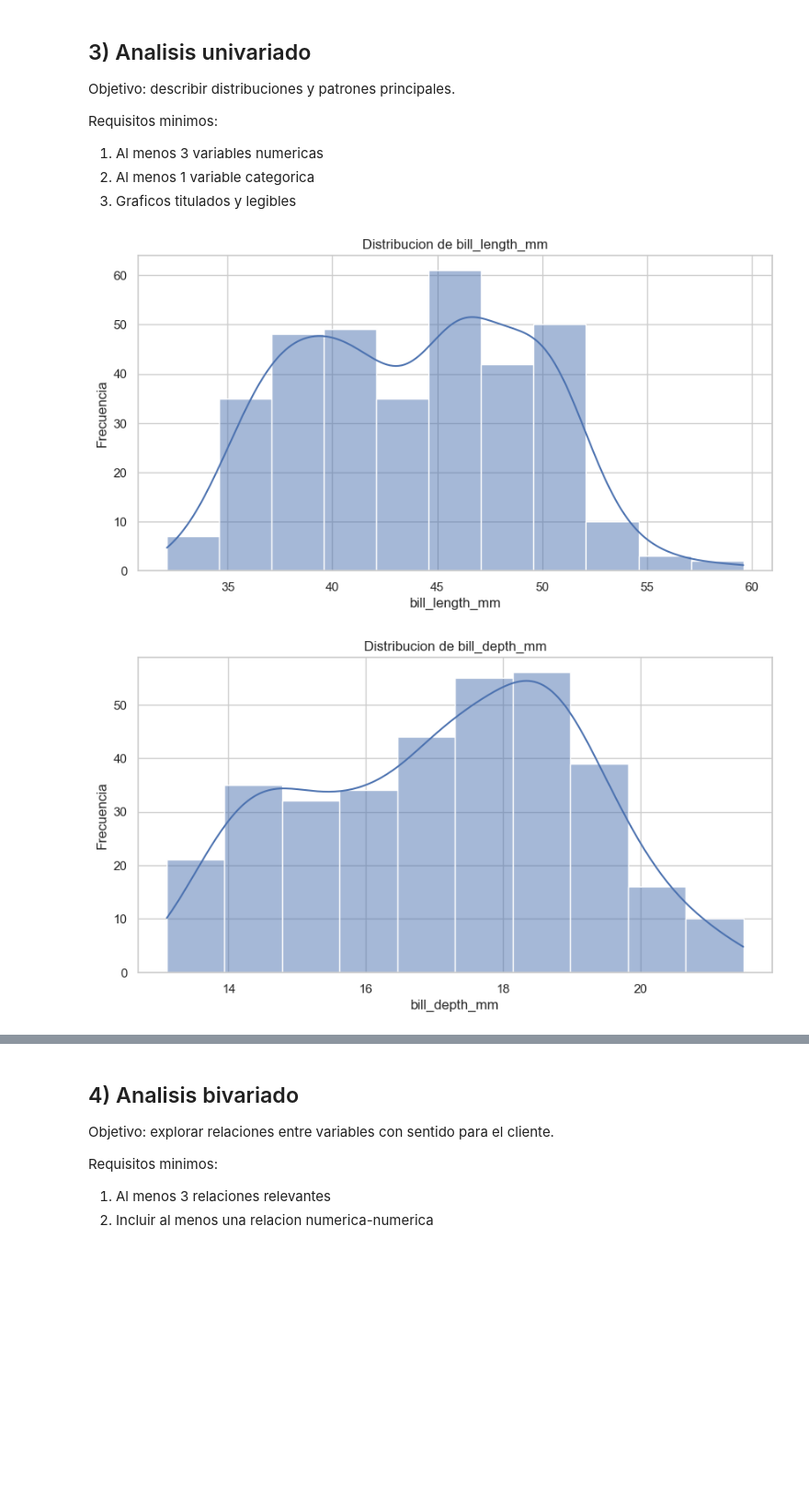
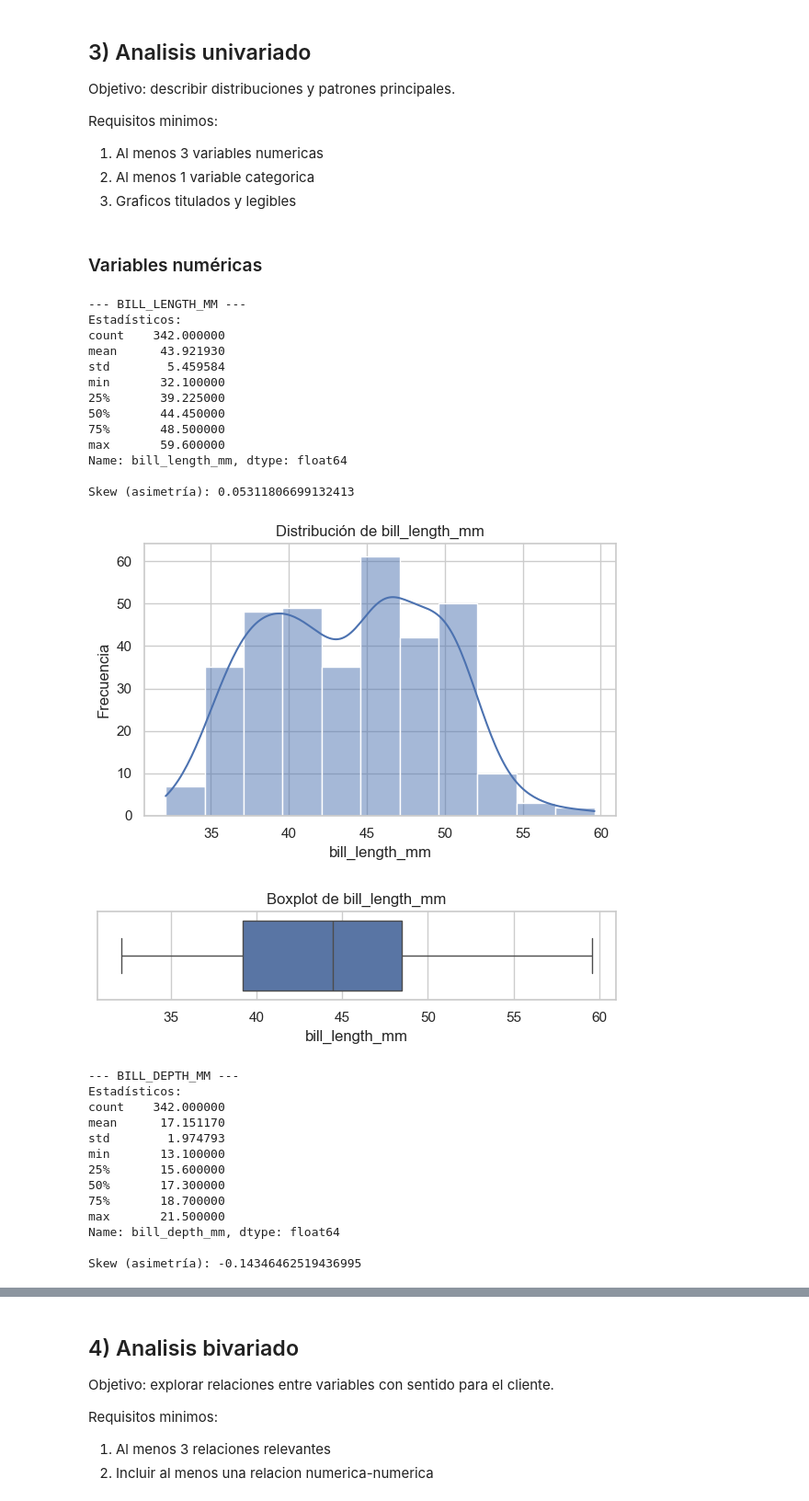
Before and after one commit to JosePuges/Proyecto-pinguino-Team-3, a Jupyter notebook: proyecto-curie-pinguinos.ipynb, the cells around one changed output, grey strips where cells are left out. Shown at 92% size. Drawn from its saved outputs; the diff is of its cells as text; code cells hidden in the pictures; blank space fills up the shorter version.

```diff
--- a/proyecto-curie-pinguinos.ipynb
+++ b/proyecto-curie-pinguinos.ipynb
@@ -213,7 +188,7 @@ df_limpio = df_limpio.dropna(subset=[
 ])
 # Tratamiento de nulos en variable categórica
 # Justificación: mantener información imputando categoría explícita
-df_limpio['sex'] = df_limpio['sex'].fillna('desconocido')
+df_limpio['sex'] = df_limpio['sex'].fillna('DESCONOCIDO')
 
 print('Filas originales:', len(df))
 print('Filas tras limpieza:', len(df_limpio))
@@ -293,16 +242,66 @@ Requisitos minimos:
 1. Al menos 3 variables numericas
 2. Al menos 1 variable categorica
 3. Graficos titulados y legibles
+# %% [markdown]
+### Variables numéricas
 # %%
-# TODO: seleccionad y justificad variables numericas relevantes
-variables_numericas = ['bill_length_mm', 'bill_depth_mm', 'body_mass_g']
+import seaborn as sns
+import matplotlib.pyplot as plt
+
+# Variables numéricas seleccionadas
+variables_numericas = ['bill_length_mm', 'bill_depth_mm', 'body_mass_g', 'flipper_length_mm']
 
 for col in variables_numericas:
+    print(f"\n--- {col.upper()} ---")
+
+    # Estadísticos básicos
+    print("Estadísticos:")
+    print(df_limpio[col].describe())
+
+    # Skew (asimetría)
+    print("\nSkew (asimetría):", df_limpio[col].skew())
+
+    # Histograma
+    plt.figure(figsize=(6,4))
     sns.histplot(df_limpio[col].dropna(), kde=True)
-    plt.title(f'Distribucion de {col}')
+    plt.title(f'Distribución de {col}')
     plt.xlabel(col)
     plt.ylabel('Frecuencia')
+    plt.tight_layout()
     plt.show()
+
+    # Boxplot (para outliers)
+    plt.figure(figsize=(6,2))
+    sns.boxplot(x=df_limpio[col])
+    plt.title(f'Boxplot de {col}')
+    plt.tight_layout()
+    plt.show()
 # %% [output]
+--- BILL_LENGTH_MM ---
+Estadísticos:
+count    342.000000
+mean      43.921930
+std        5.459584
+min       32.100000
+25%       39.225000
+50%       44.450000
+75%       48.500000
+max       59.600000
+Name: bill_length_mm, dtype: float64
+
+Skew (asimetría): 0.05311806699132413
-[figure, old version]
+[figure, new version]
-[figure, old version]
+[figure, new version]
+--- BILL_DEPTH_MM ---
+Estadísticos:
+count    342.000000
+mean      17.151170
+std        1.974793
+min       13.100000
+25%       15.600000
+50%       17.300000
+75%       18.700000
+max       21.500000
+Name: bill_depth_mm, dtype: float64
+
+Skew (asimetría): -0.14346462519436995
```
Also changed, not shown: parts of 16 cells of this notebook.
